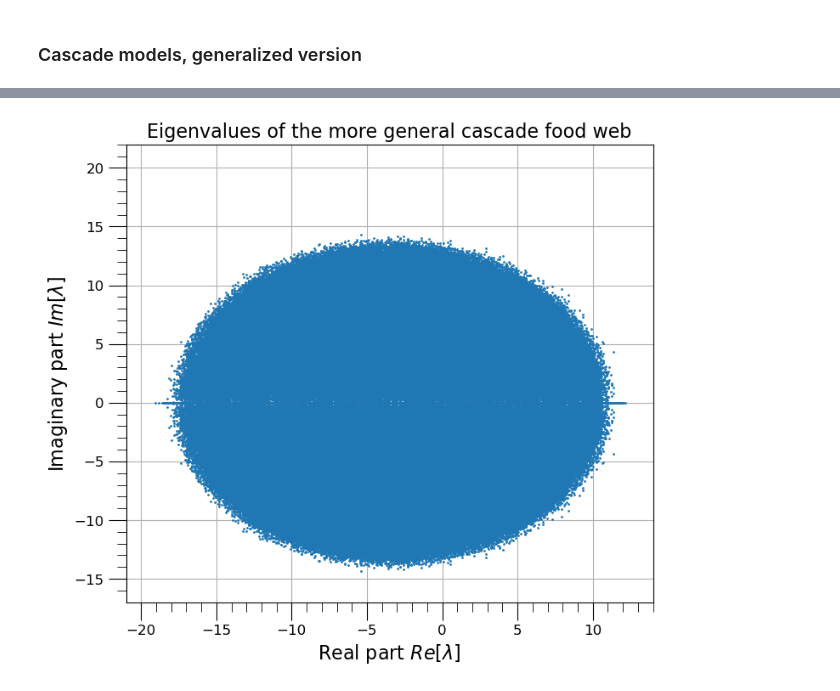
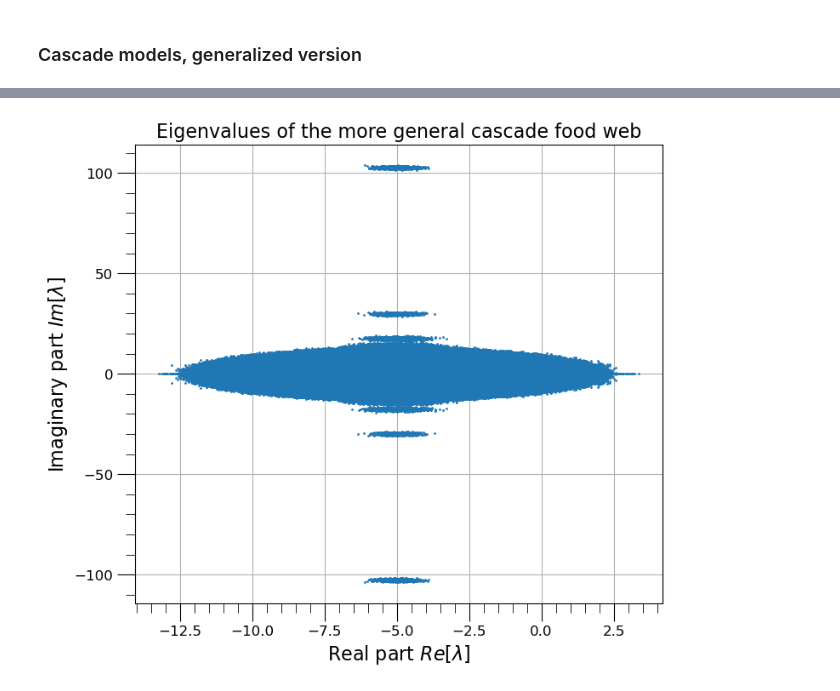
Before and after one commit to tommasoamico/PhysicalModelsOfLivingSystems, a Jupyter notebook: Week_4_assigment/Tommaso_Amico_week4.ipynb, the cells around one changed output, grey strips where cells are left out. Drawn from its saved outputs; the diff is of its cells as text; code cells hidden in the pictures.

```diff
--- a/Week_4_assigment/Tommaso_Amico_week4.ipynb
+++ b/Week_4_assigment/Tommaso_Amico_week4.ipynb
@@ -1135,18 +1149,21 @@ def random_matrix_cascade(S, link_matrix, d, distribution, parameters):
     # parameters: parameters of the numpy distribution (has to be a dictionary)
 
     # Generate a random matrix
+
     matrix = distribution(size=(S, S), **parameters)
 
 
 
-    # Set the diagonal to -d
-    np.fill_diagonal(matrix, -d)
 
-    # Set the off-diagonal non zero entries to zero with a probability of 1-C
+
+
+    matrix = np.abs(matrix)
 
 
     matrix = matrix * link_matrix
 
+    # Set the diagonal to -d
+    np.fill_diagonal(matrix, -d)
 
     # Calculate the eigenvalues
     eigenvalues = np.linalg.eigvals(matrix)
@@ -1157,7 +1174,9 @@ def random_matrix_cascade(S, link_matrix, d, distribution, parameters):
 # %%
 S = 249
 d = 5
+std = 1
+C = 0.3
 distribution = np.random.normal
 n_realizations = 1000
-parameters = {'loc': 0, 'scale': 1}
+parameters = {'loc': 0, 'scale': std}
 # %%
@@ -1190,11 +1213,17 @@ trophic_levels = np.random.uniform(0, 1, size = S)
 trophic_difference = trophic_levels[:,np.newaxis] - trophic_levels # Creating the matrix of mu_i - mu_j
 
 
-mask_func = np.vectorize(lambda x: 1 if (np.random.uniform(size = 1) < (beta * (1 - max(0, x))**(beta - 1))) else 0) # Putting in the links with probability beta * (1 - max(0, mu_i - mu_j))^(beta - 1)
+mask = mask_func(trophic_difference)
+
+link_func = np.vectorize(lambda x: 1 if (np.random.uniform(size = 1) < (beta * (1 - max(0, x))**(beta - 1))) else 0) # Putting in the links with probability beta * (1 - max(0, mu_i - mu_j))^(beta - 1)
 
 
 
-interaction_matrix_sym = mask_func(trophic_difference)
+interaction_matrix_sym = link_func(trophic_difference)
+
+interaction_matrix_sym = interaction_matrix_sym * mask
+
+final_interaction_matrix_sym = interaction_matrix_sym - interaction_matrix_sym.T
 # %%
 cascade_df_sym = pd.DataFrame(interaction_matrix_sym)
 cascade_df_sym.columns = food_web.columns
@@ -1316,17 +1352,15 @@ The trophic coherence of the cascade food web is 135.10.
 # %%
-eigenvalues_cas_sym = np.concatenate([random_matrix_cascade(S, interaction_matrix_sym, d, distribution, parameters) for _ in range(n_realizations)])
+eigenvalues_cas_sym = np.concatenate([random_matrix_cascade(S, final_interaction_matrix_sym, d, distribution, parameters) for _ in range(n_realizations)])
 # %%
 fig, ax = plt.subplots(figsize = (8, 7))
 ax.scatter(eigenvalues_cas_sym.real, eigenvalues_cas_sym.imag, s = 1, color = 'C0', zorder = 2)
 ax.tick_params(axis='both', which='major', labelsize=12, length=15)
 ax.tick_params(axis='both', which='minor', labelsize=12, length=8)
 ax.minorticks_on()
 ax.set_xlabel('Real part $Re[\\lambda]$', fontsize = 16)
 ax.set_ylabel('Imaginary part $Im[\\lambda]$', fontsize = 16)
 ax.set_title('Eigenvalues of the more general cascade food web', fontsize = 16)
-ax.set_xlim(-21, 14)
-ax.set_ylim(-17, 22)
 ax.grid(zorder = 1)
 plt.show()
 # %% [output]
-[figure, old version]
+[figure, new version]
```
Also changed, not shown: parts of 25 cells of this notebook, 1 other file.
